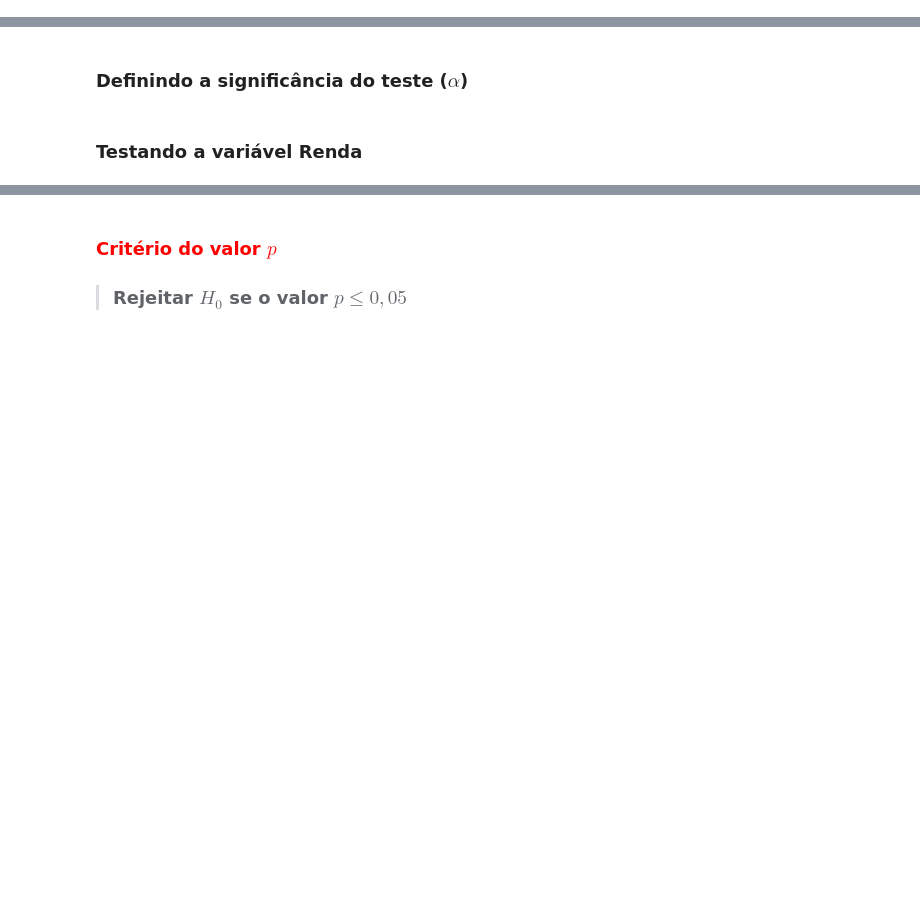
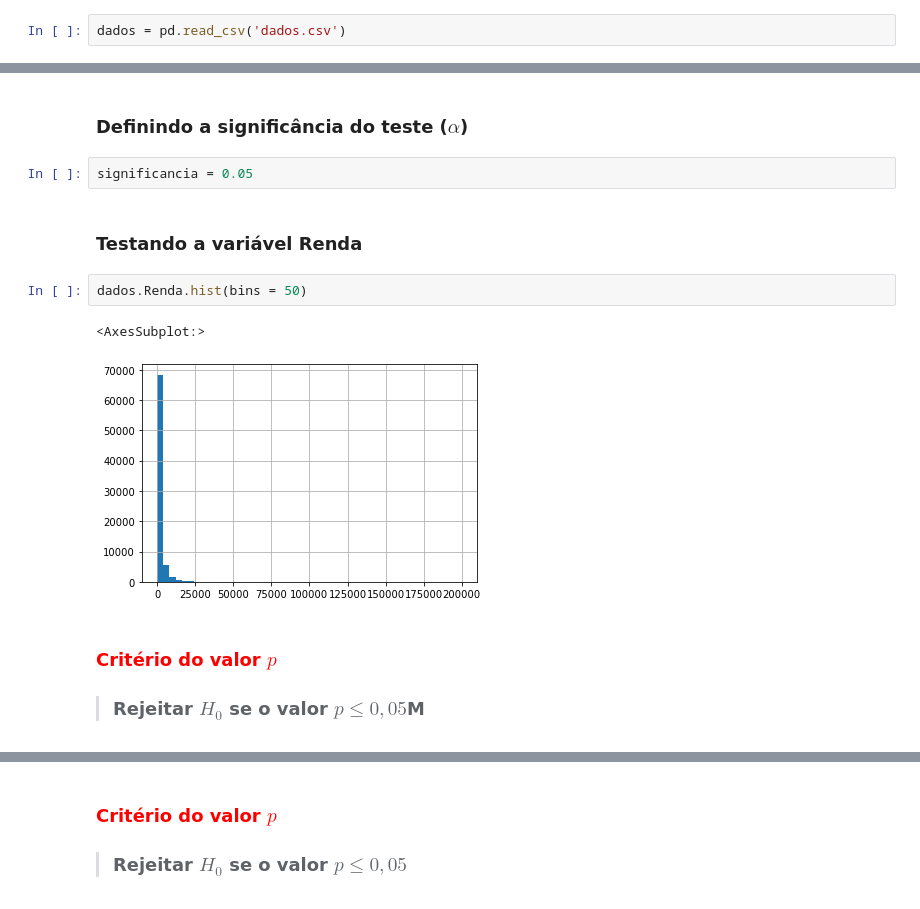
Before and after one commit to joutav/Estatistica-3, a Jupyter notebook: Curso_de_Estatística_Parte_3.ipynb, the cells around one changed output, grey strips where cells are left out. Cells and saved outputs as stored; diff of their text form; blank space fills up the shorter version.

```diff
--- a/Curso_de_Estatística_Parte_3.ipynb
+++ b/Curso_de_Estatística_Parte_3.ipynb
@@ -123,0 +127,2 @@ https://pandas.pydata.org/
+# %%
+dados = pd.read_csv('dados.csv')
@@ -136,5 +152,16 @@ https://docs.scipy.org/doc/scipy/reference/generated/scipy.stats.normaltest.html
 A função *normaltest* testa a hipótese nula $H_0$ de que a amostra é proveniente de uma distribuição normal.
 # %% [markdown]
 ### Definindo a significância do teste ($\alpha$)
+# %%
+significancia = 0.05
 # %% [markdown]
 ### Testando a variável Renda
+# %%
+dados.Renda.hist(bins = 50)
+# %% [output]
+<AxesSubplot:>
+[figure, added]
+# %% [markdown]
+### <font color='red'>Critério do valor $p$</font>
+
+> ### Rejeitar $H_0$ se o valor $p\leq 0,05$M
```
Also changed, not shown: parts of 30 cells of this notebook, 1 other file.
